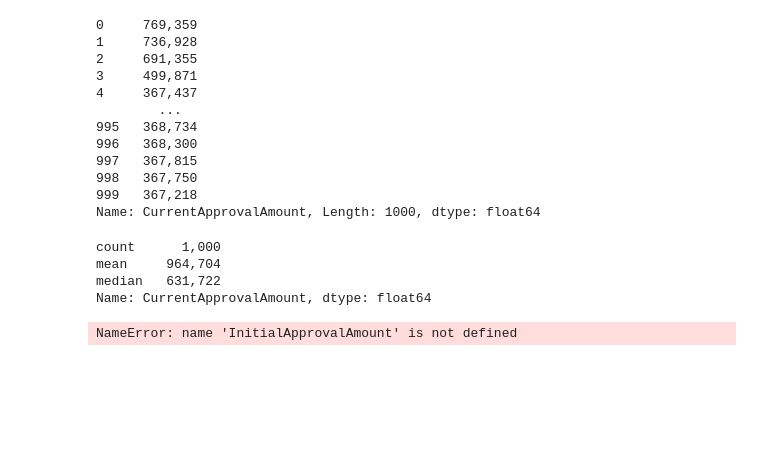
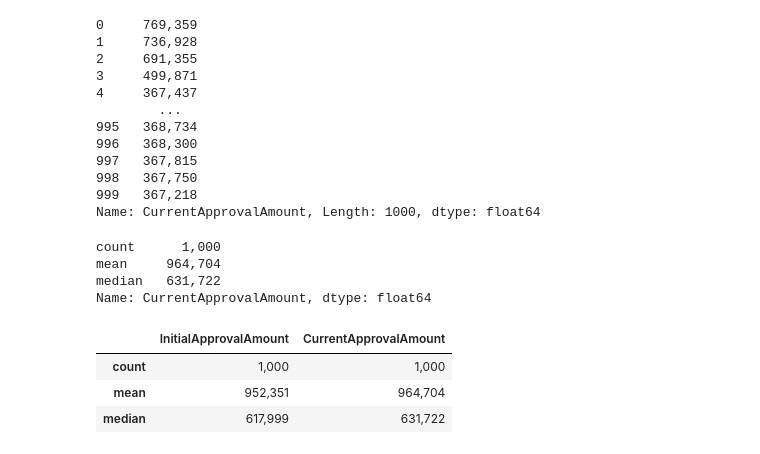
Before and after one commit to zhenjiazhang/2025-spring-sandeep-advanced-data-homework, a Jupyter notebook: hw-wk9-aggregation.ipynb, the cells around one changed output. Saved outputs shown, nothing was run; the diff lists cells and outputs as text; code cells hidden in the pictures; blank space fills up the shorter version.

```diff
--- a/hw-wk9-aggregation.ipynb
+++ b/hw-wk9-aggregation.ipynb
@@ -120,9 +120,10 @@ count      1,000
 mean     964,704
 median   631,722
 Name: CurrentApprovalAmount, dtype: float64
-# %%
-InitialApprovalAmount, CurrentApprovalAmount
-# %% [output]
-NameError: name 'InitialApprovalAmount' is not defined
 # %%
-df[["InitialApprovalAmount", "CurrentApprovalAmount"]]agg([])
+df[["InitialApprovalAmount", "CurrentApprovalAmount"]].agg(["count", "mean", "median"])
+# %% [output]
+|  | InitialApprovalAmount | CurrentApprovalAmount |
+| count | 1,000 | 1,000 |
+| mean | 952,351 | 964,704 |
+| median | 617,999 | 631,722 |
```
